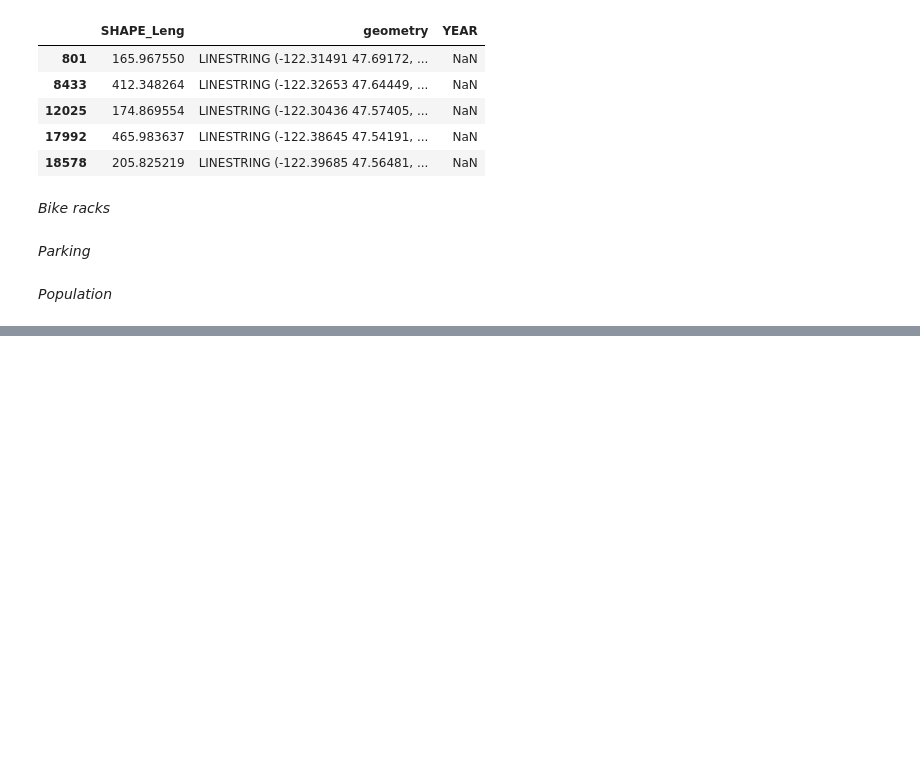
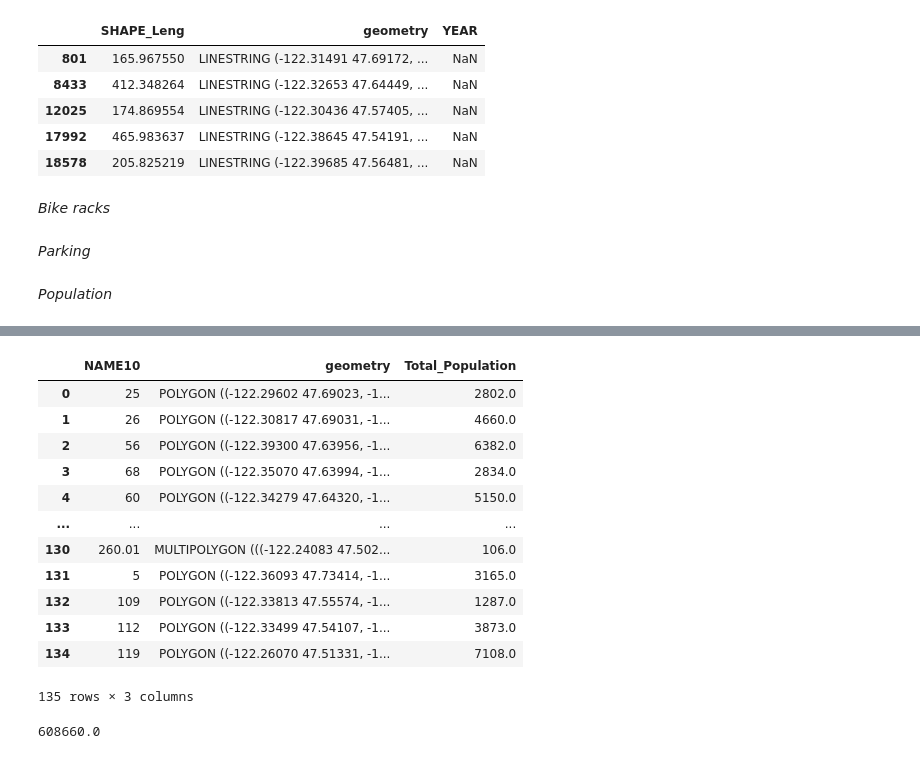
Before and after one commit to Greening-Seattle/Prediction, a Jupyter notebook: Prediction_GeoSegmentation.ipynb, the cells around one changed output, grey strips where cells are left out. Saved outputs shown, nothing was run; the diff lists cells and outputs as text; code cells hidden in the pictures; blank space fills up the shorter version.

```diff
--- a/Prediction_GeoSegmentation.ipynb
+++ b/Prediction_GeoSegmentation.ipynb
@@ -290,0 +268,23 @@ pop_tracts_3.plot(ax=ax, facecolor='blue', edgecolor='white')
+# %%
+pop_tracts = pop_tracts[['NAME10', 'geometry_x', 'Total_Population']]
+# %%
+pop_tracts.rename(columns={'geometry_x':'geometry'})
+# %% [output]
+|  | NAME10 | geometry | Total_Population |
+| 0 | 25 | POLYGON ((-122.29602 47.69023, -1... | 2802.0 |
+| 1 | 26 | POLYGON ((-122.30817 47.69031, -1... | 4660.0 |
+| 2 | 56 | POLYGON ((-122.39300 47.63956, -1... | 6382.0 |
+| 3 | 68 | POLYGON ((-122.35070 47.63994, -1... | 2834.0 |
+| 4 | 60 | POLYGON ((-122.34279 47.64320, -1... | 5150.0 |
+| ... | ... | ... | ... |
+| 130 | 260.01 | MULTIPOLYGON (((-122.24083 47.502... | 106.0 |
+| 131 | 5 | POLYGON ((-122.36093 47.73414, -1... | 3165.0 |
+| 132 | 109 | POLYGON ((-122.33813 47.55574, -1... | 1287.0 |
+| 133 | 112 | POLYGON ((-122.33499 47.54107, -1... | 3873.0 |
+| 134 | 119 | POLYGON ((-122.26070 47.51331, -1... | 7108.0 |
+135 rows × 3 columns
+# %%
+total_pop = pop_tracts['Total_Population'].sum()
+total_pop
+# %% [output]
+608660.0
```
Also changed, not shown: parts of 25 cells of this notebook.
